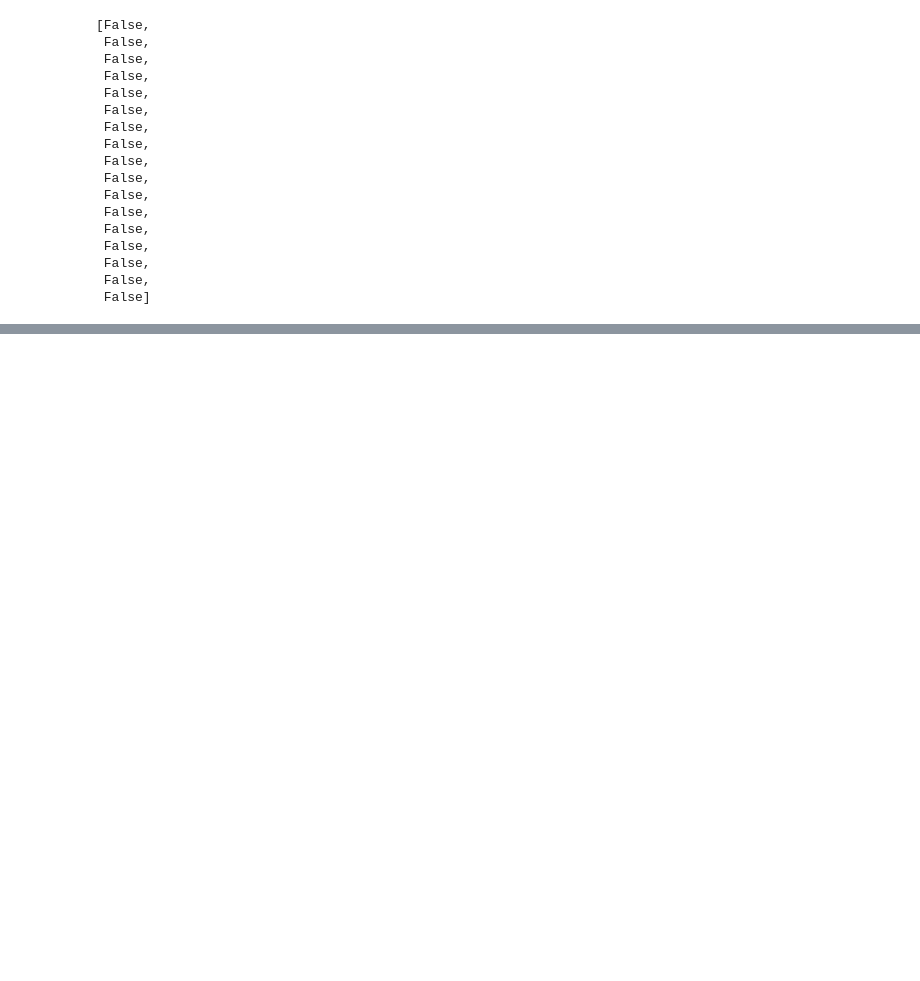
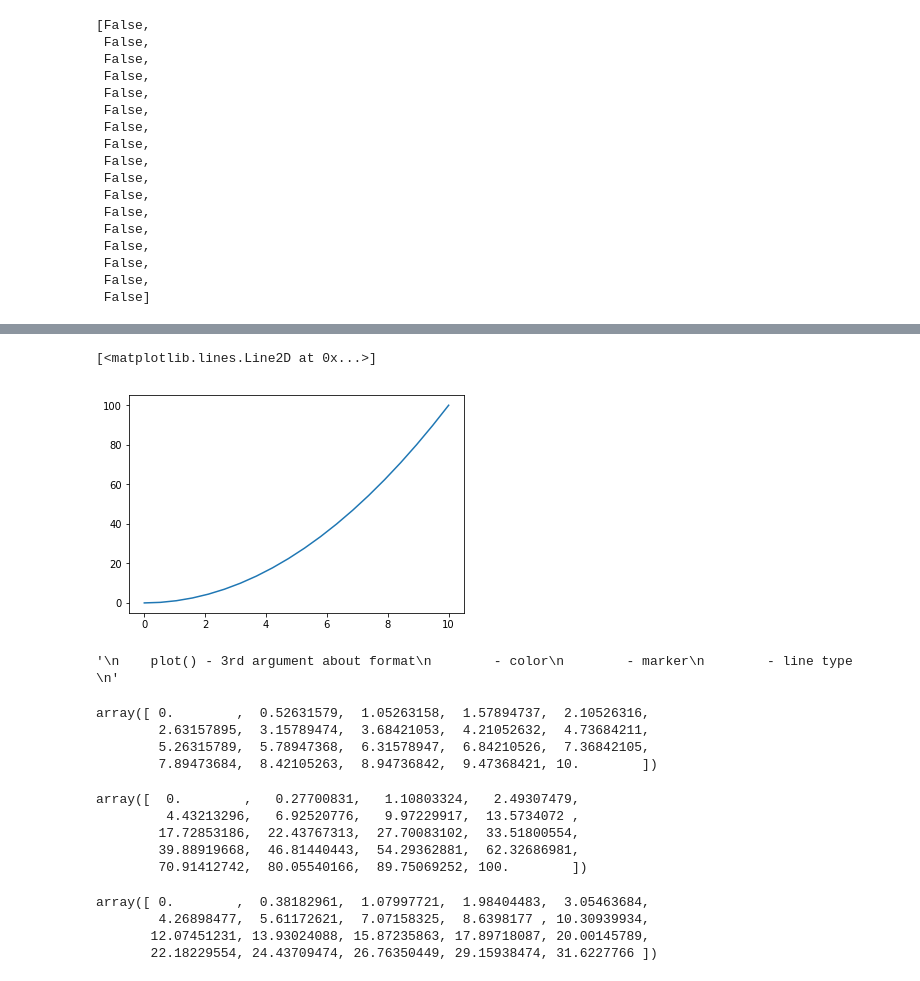
Before and after one commit to udaytak/Edx_PythonForResearch, a Jupyter notebook: CW2.ipynb, the cells around one changed output, grey strips where cells are left out. Cells and saved outputs as stored; diff of their text form; code cells hidden in the pictures; blank space fills up the shorter version.

```diff
--- a/CW2.ipynb
+++ b/CW2.ipynb
@@ -597,0 +642,39 @@ x = 19
+# %%
+plt.plot(x,y) #parabola
+# %% [output]
+[<matplotlib.lines.Line2D at 0x...>]
+[figure, added]
+# %%
+'''
+    plot() - 3rd argument about format
+        - color
+        - marker
+        - line type
+'''
+# %% [output]
+'\n    plot() - 3rd argument about format\n        - color\n        - marker\n        - line type    \n'
+# %%
+x = np.linspace(0,10,20)
+x
+# %% [output]
+array([ 0.        ,  0.52631579,  1.05263158,  1.57894737,  2.10526316,
+        2.63157895,  3.15789474,  3.68421053,  4.21052632,  4.73684211,
+        5.26315789,  5.78947368,  6.31578947,  6.84210526,  7.36842105,
+        7.89473684,  8.42105263,  8.94736842,  9.47368421, 10.        ])
+# %%
+y1 = x ** 2
+y1
+# %% [output]
+array([  0.        ,   0.27700831,   1.10803324,   2.49307479,
+         4.43213296,   6.92520776,   9.97229917,  13.5734072 ,
+        17.72853186,  22.43767313,  27.70083102,  33.51800554,
+        39.88919668,  46.81440443,  54.29362881,  62.32686981,
+        70.91412742,  80.05540166,  89.75069252, 100.        ])
+# %%
+y2 = x ** 1.5
+y2
+# %% [output]
+array([ 0.        ,  0.38182961,  1.07997721,  1.98404483,  3.05463684,
+        4.26898477,  5.61172621,  7.07158325,  8.6398177 , 10.30939934,
+       12.07451231, 13.93024088, 15.87235863, 17.89718087, 20.00145789,
+       22.18229554, 24.43709474, 26.76350449, 29.15938474, 31.6227766 ])
```
Also changed, not shown: parts of 14 cells of this notebook.
